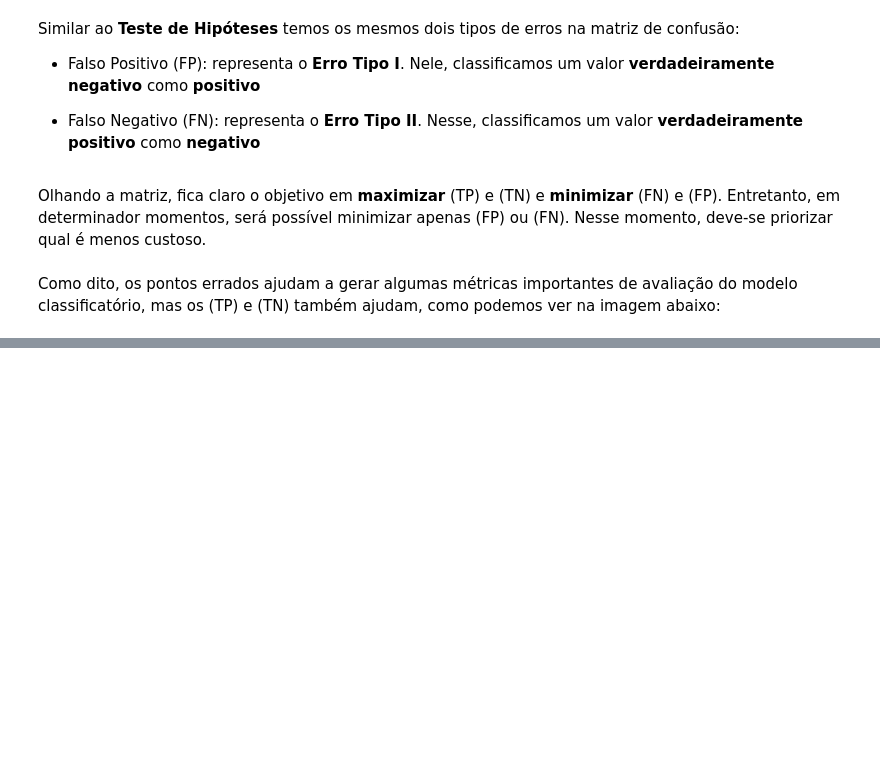
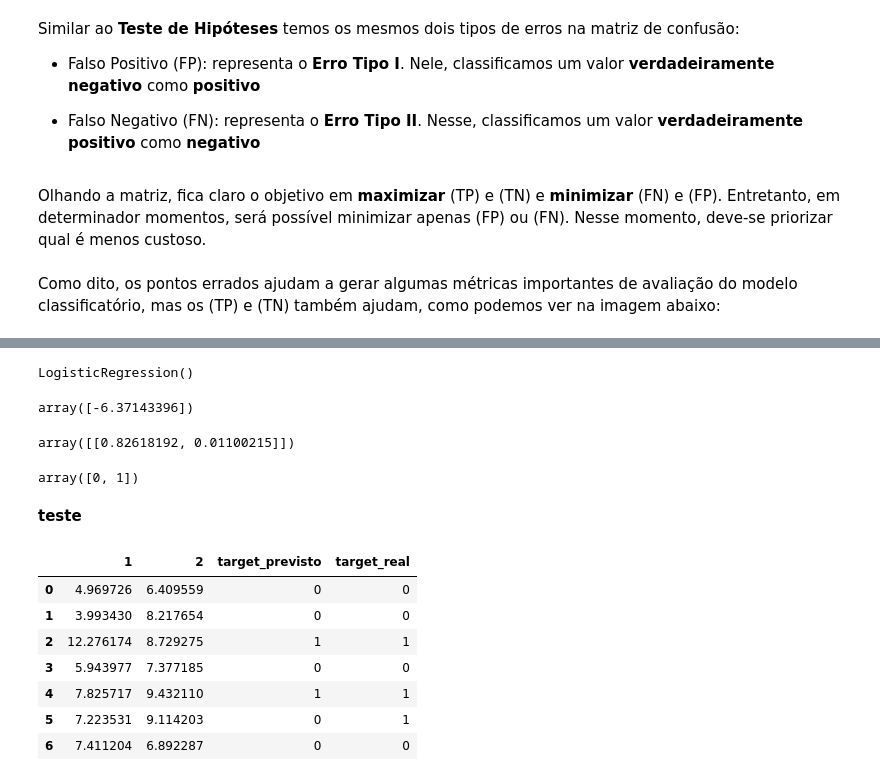
Before and after one commit to mikaelcordeiro/semanas, a Jupyter notebook: semana9/semana_9.ipynb, the cells around one changed output, grey strips where cells are left out. Cells and saved outputs as stored; diff of their text form; code cells hidden in the pictures; blank space fills up the shorter version.

```diff
--- a/semana9/semana_9.ipynb
+++ b/semana9/semana_9.ipynb
@@ -40,0 +198,18 @@ Como dito, os pontos errados ajudam a gerar algumas métricas importantes de ava
+# %%
+reg_log.fit(x_treino, y_treino)
+# %% [output]
+LogisticRegression()
+# %%
+reg_log.intercept_
+# %% [output]
+array([-6.37143396])
+# %%
+reg_log.coef_
+# %% [output]
+array([[0.82618192, 0.01100215]])
+# %%
+reg_log.classes_
+# %% [output]
+array([0, 1])
+# %% [markdown]
+**teste**
@@ -40,0 +218,16 @@ Como dito, os pontos errados ajudam a gerar algumas métricas importantes de ava
+# %%
+pd.DataFrame(data={
+    '1': x_teste[:, 0],
+    '2': x_teste[:, 1],
+    'target_previsto': previsto_log,
+    'target_real': y_teste
+}).head(7)
+# %% [output]
+|  | 1 | 2 | target_previsto | target_real |
+| 0 | 4.969726 | 6.409559 | 0 | 0 |
+| 1 | 3.993430 | 8.217654 | 0 | 0 |
+| 2 | 12.276174 | 8.729275 | 1 | 1 |
+| 3 | 5.943977 | 7.377185 | 0 | 0 |
+| 4 | 7.825717 | 9.432110 | 1 | 1 |
+| 5 | 7.223531 | 9.114203 | 0 | 1 |
+| 6 | 7.411204 | 6.892287 | 0 | 0 |
```
Also changed, not shown: parts of 63 cells of this notebook.
